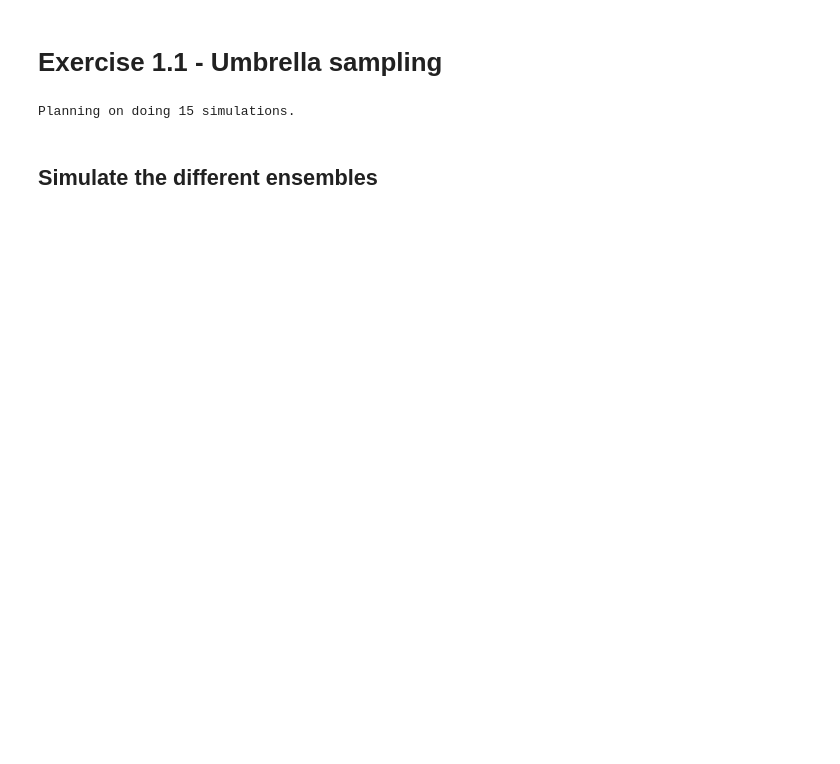
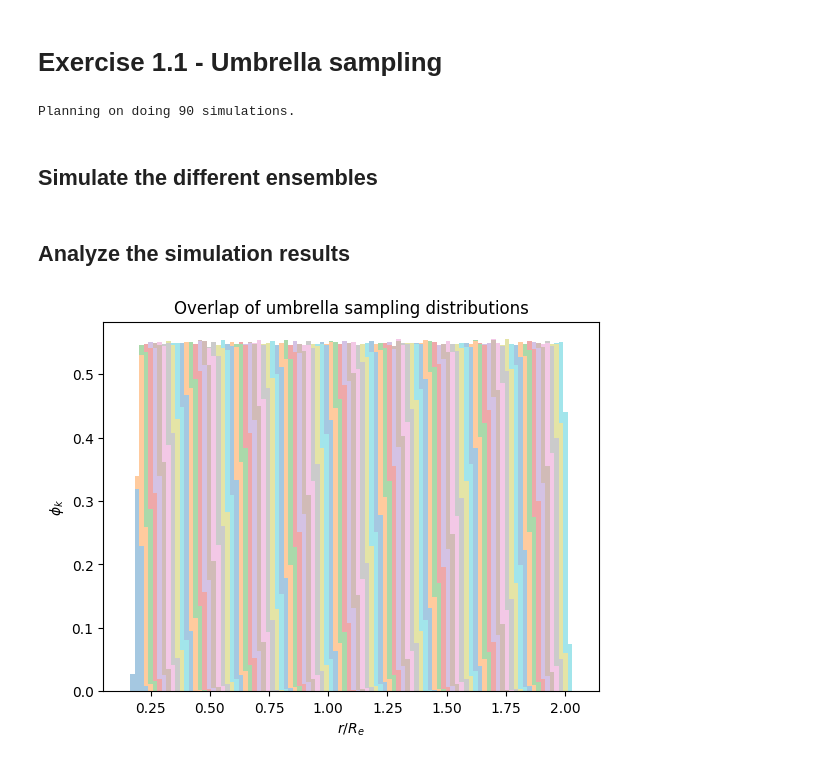
Before and after one commit to h-mnzlr/acpl-softmatter, a Jupyter notebook: notebooks/3_monte_carlo.sync.ipynb, the cells around one changed output. Drawn from its saved outputs; the diff is of its cells as text; code cells hidden in the pictures; blank space fills up the shorter version.

Commit message:
Free Energy sampling done.

```diff
--- a/notebooks/3_monte_carlo.sync.ipynb
+++ b/notebooks/3_monte_carlo.sync.ipynb
@@ -19,12 +21,15 @@ np.random.seed(42)  # make experiments reproducible
 data_dir = Path.cwd() / ".." / "data"
 figure_dir = Path.cwd() / ".." / "report" / "figures"
 
-sample_dist = .02
-num_ensembles = int(3 / sample_dist) + 4
-reaction_coordinates = np.linspace(0, 3, num=num_ensembles)
+start = .2
+end = 2
+sample_dist = .02  # we assume that standard deviations are around .01
+num_ensembles = int((end - start) / sample_dist)
+reaction_coordinates = np.linspace(start, end, num=num_ensembles)
+
 print(f"Planning on doing {num_ensembles} simulations.")
 # %% [output]
-Planning on doing 15 simulations.
+Planning on doing 90 simulations.
 # %%
 def energy_umbrella(polymer, constraint):
     polymer_energy = soft_matter.energy.total_bond_energy(polymer)
@@ -59,3 +67,15 @@ def mc_sim(constraint):
     return ens
 
 enss = tqdm.contrib.concurrent.process_map(mc_sim, reaction_coordinates)
+# %% [markdown]
+## Analyze the simulation results
+# %%
+rad_enss = tqdm.contrib.concurrent.process_map(soft_matter.energy.polymer_pos_to_rad, enss)
+# %%
+plt.hist(list(map(lambda x: x.flatten(), rad_enss)), stacked=True, density=True, bins=100, alpha=.4)
+plt.xlabel("$r/R_e$")
+plt.ylabel("$\\phi_k$")
+plt.title("Overlap of umbrella sampling distributions")
+plt.savefig(figure_dir / "ex1_overlap_umbrella.pdf")
+# %% [output]
+[figure, added]
```
Also changed, not shown: parts of 6 cells of this notebook, 3 other files.
